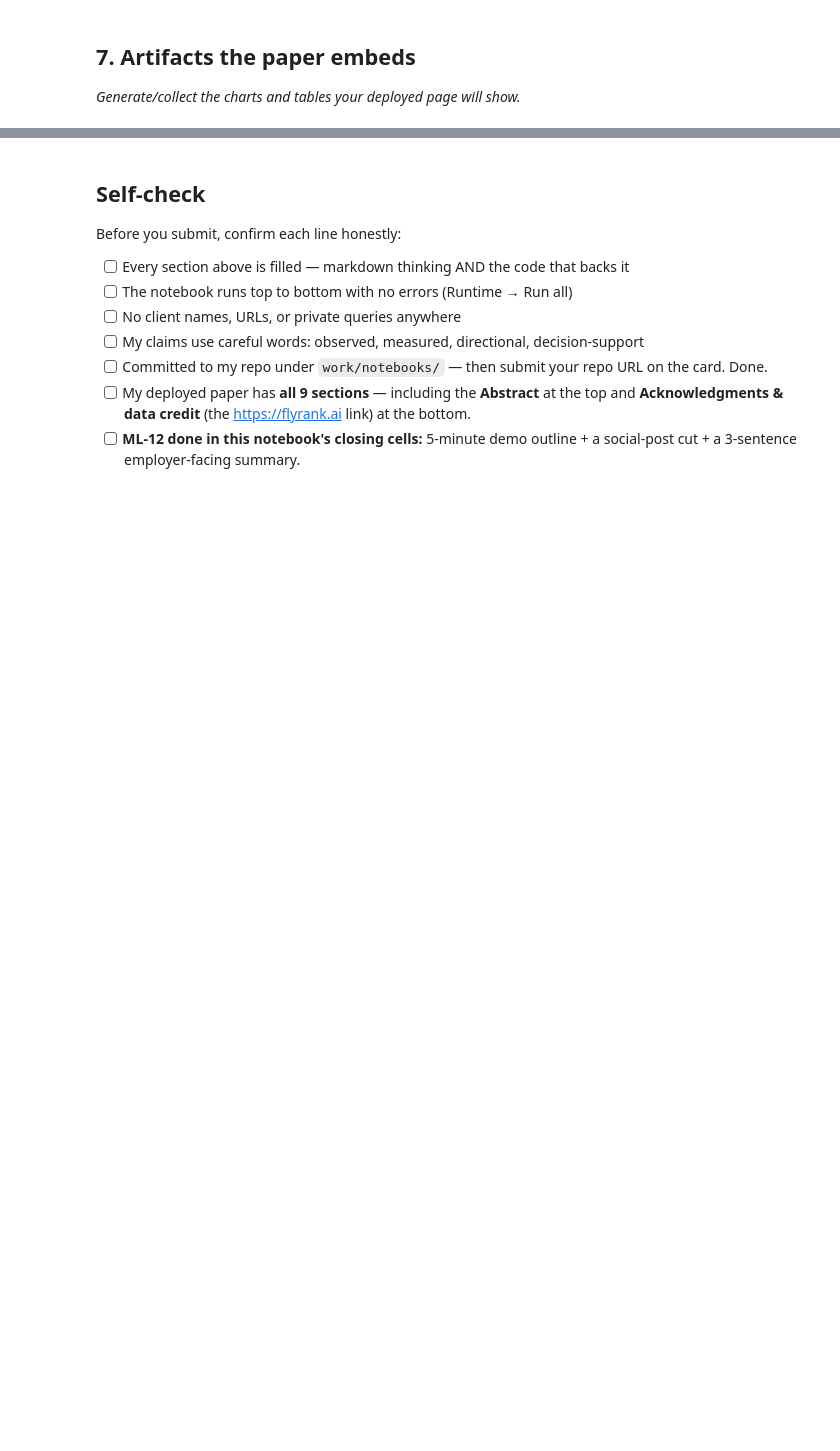
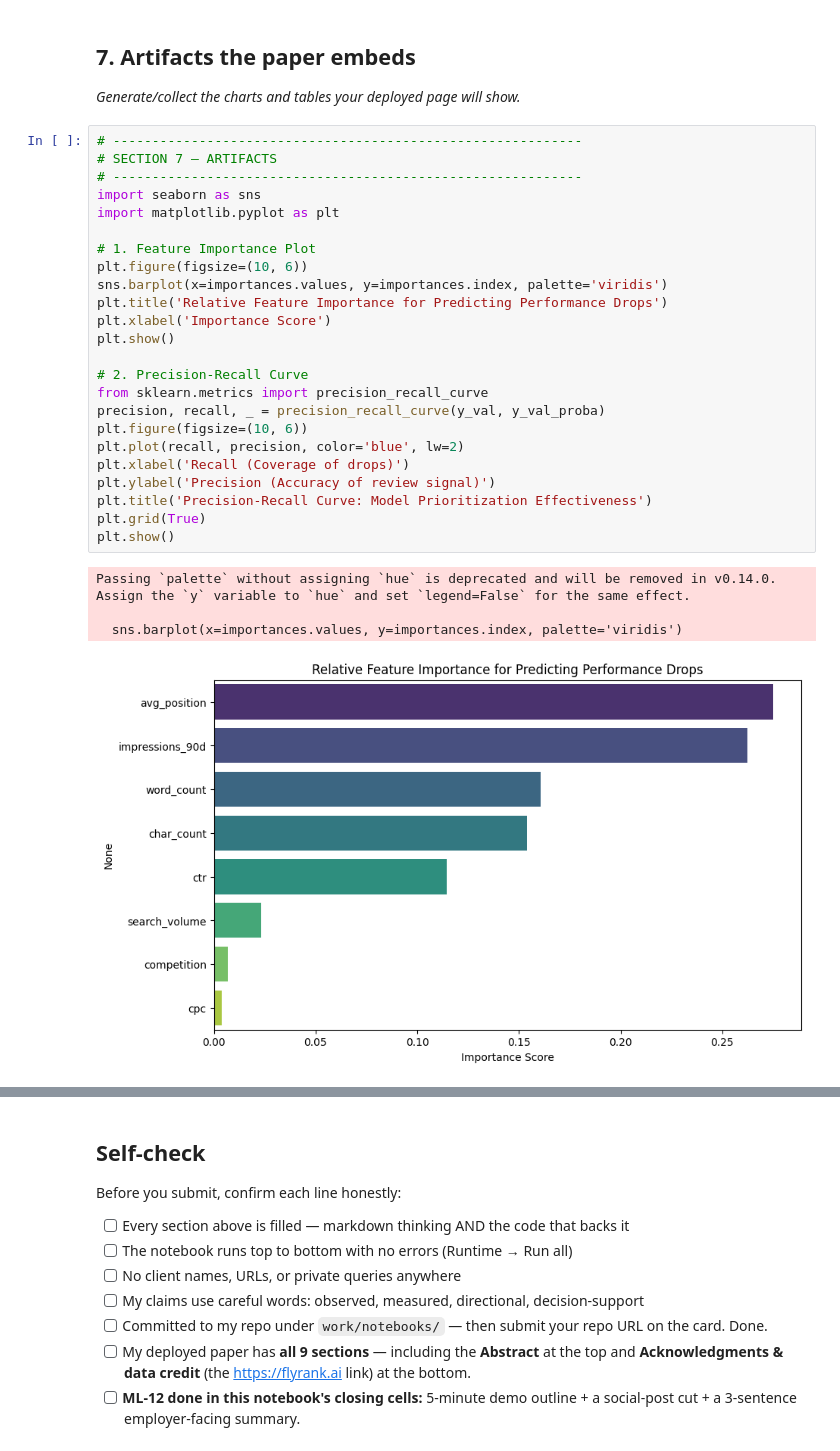
Before and after one commit to VinayBhavikatti/flyrank-ml-internship, a Jupyter notebook: work/notebooks/capstone.ipynb, the cells around one changed output, grey strips where cells are left out. Cells and saved outputs as stored; diff of their text form; blank space fills up the shorter version.

```diff
--- a/work/notebooks/capstone.ipynb
+++ b/work/notebooks/capstone.ipynb
@@ -34,3 +578,32 @@ This skeleton is yours to fill. Work the sections **in order** — each one has
 ## 7. Artifacts the paper embeds
 
 *Generate/collect the charts and tables your deployed page will show.*
+# %%
+# ------------------------------------------------------------
+# SECTION 7 — ARTIFACTS
+# ------------------------------------------------------------
+import seaborn as sns
+import matplotlib.pyplot as plt
+
+# 1. Feature Importance Plot
+plt.figure(figsize=(10, 6))
+sns.barplot(x=importances.values, y=importances.index, palette='viridis')
+plt.title('Relative Feature Importance for Predicting Performance Drops')
+plt.xlabel('Importance Score')
+plt.show()
+
+# 2. Precision-Recall Curve
+from sklearn.metrics import precision_recall_curve
+precision, recall, _ = precision_recall_curve(y_val, y_val_proba)
+plt.figure(figsize=(10, 6))
+plt.plot(recall, precision, color='blue', lw=2)
+plt.xlabel('Recall (Coverage of drops)')
+plt.ylabel('Precision (Accuracy of review signal)')
+plt.title('Precision-Recall Curve: Model Prioritization Effectiveness')
+plt.grid(True)
+plt.show()
+# %% [output]
+Passing `palette` without assigning `hue` is deprecated and will be removed in v0.14.0. Assign the `y` variable to `hue` and set `legend=False` for the same effect.
+
+  sns.barplot(x=importances.values, y=importances.index, palette='viridis')
+[figure, added]
```
Also changed, not shown: parts of 23 cells of this notebook.
